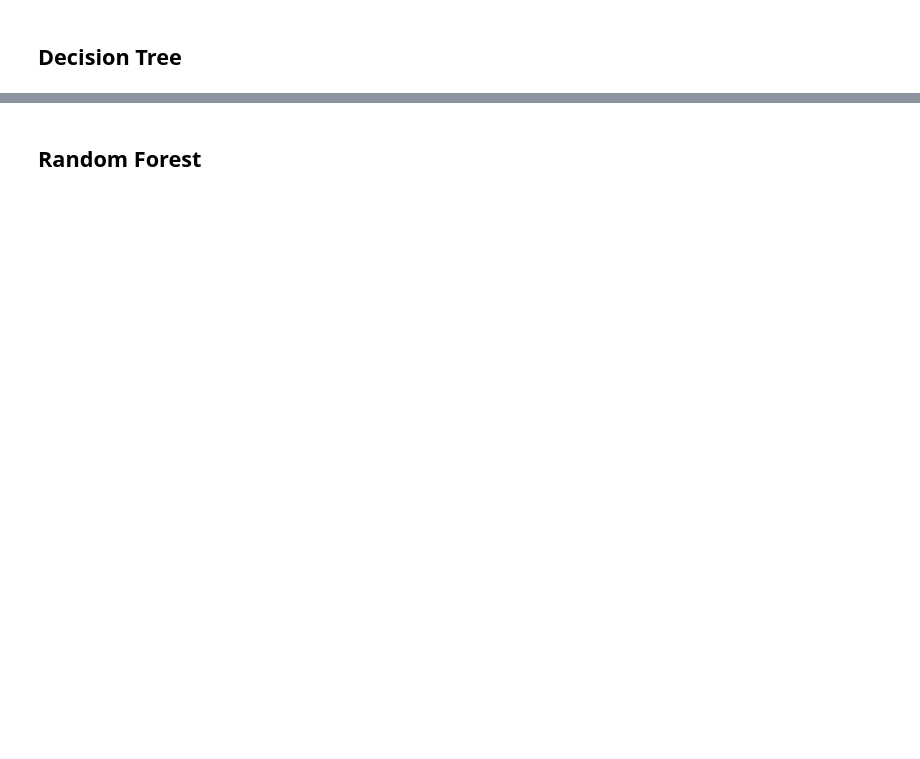
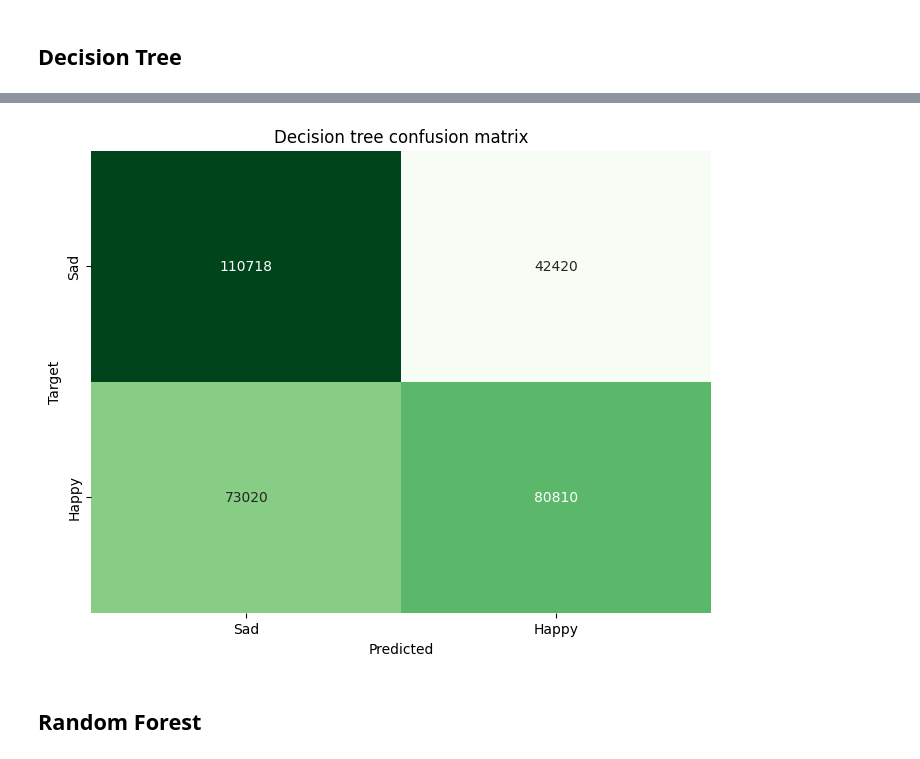
Before and after one commit to RiccardoRobb/Sentiment-analysis-firefox-extension, a Jupyter notebook: BigData_project.ipynb, the cells around one changed output, grey strips where cells are left out. Cells and saved outputs as stored; diff of their text form; code cells hidden in the pictures; blank space fills up the shorter version.

```diff
--- a/BigData_project.ipynb
+++ b/BigData_project.ipynb
@@ -643,3 +637,7 @@ F1-Score: 0.5837902660685002
+# %%
+draw_confusion_matrix("Decision tree", predictions)
+# %% [output]
+[figure, added]
 # %% [markdown]
 ## Random Forest
 # %%
```
Also changed, not shown: parts of 14 cells of this notebook.
